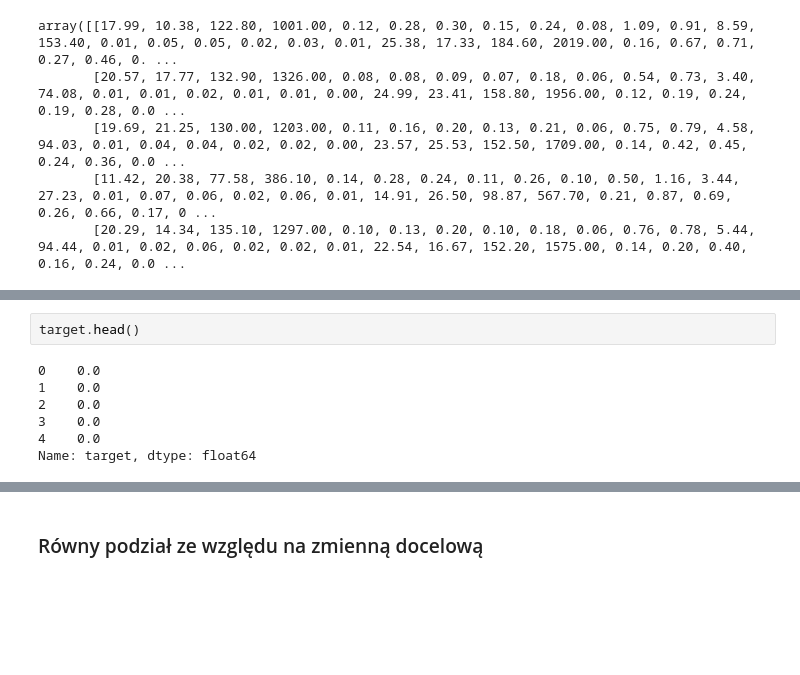
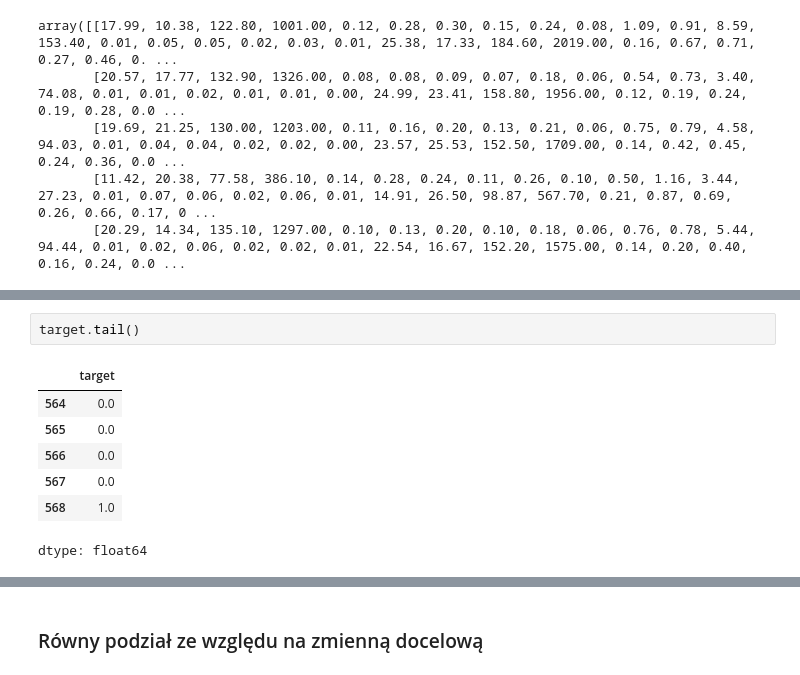
Before and after one commit to kurek0010/machine-learing-bootcamp, a Jupyter notebook: supervised/01_basics/04_train_test_split.ipynb, the cells around one changed output, grey strips where cells are left out. Saved outputs shown, nothing was run; the diff lists cells and outputs as text; blank space fills up the shorter version.

```diff
--- a/supervised/01_basics/04_train_test_split.ipynb
+++ b/supervised/01_basics/04_train_test_split.ipynb
@@ -385,12 +410,13 @@ data.head()
 # %%
-target.head()
+target.tail()
 # %% [output]
+|  | target |
+| 564 | 0.0 |
+| 565 | 0.0 |
+| 566 | 0.0 |
+| 567 | 0.0 |
+| 568 | 1.0 |
-0    0.0
-1    0.0
-2    0.0
-3    0.0
-4    0.0
-Name: target, dtype: float64
+dtype: float64
 # %%
 from sklearn.model_selection import train_test_split
 
```
Also changed, not shown: parts of 20 cells of this notebook.
